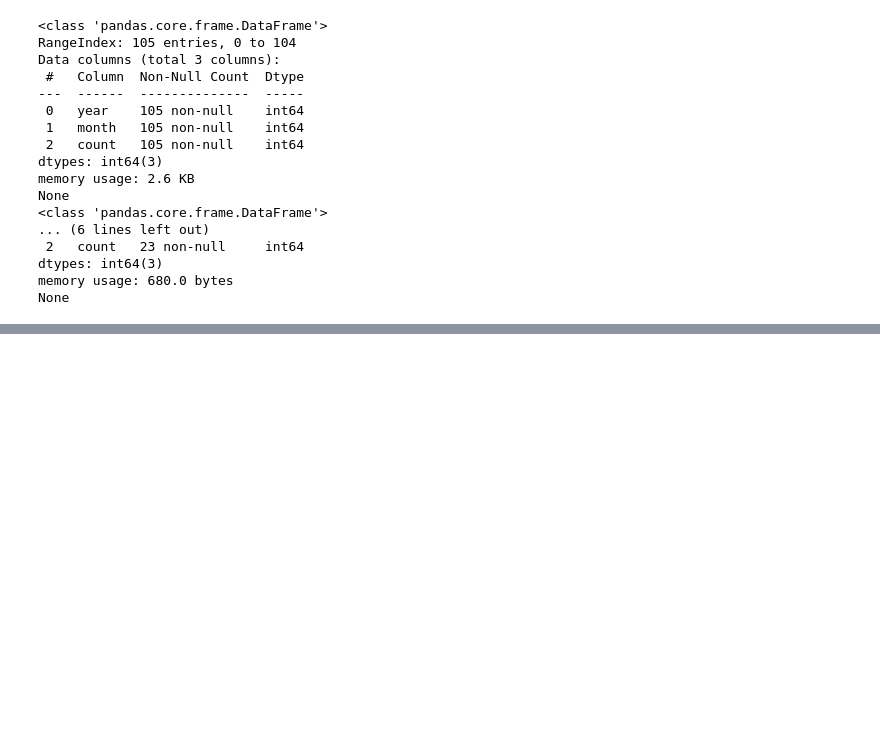
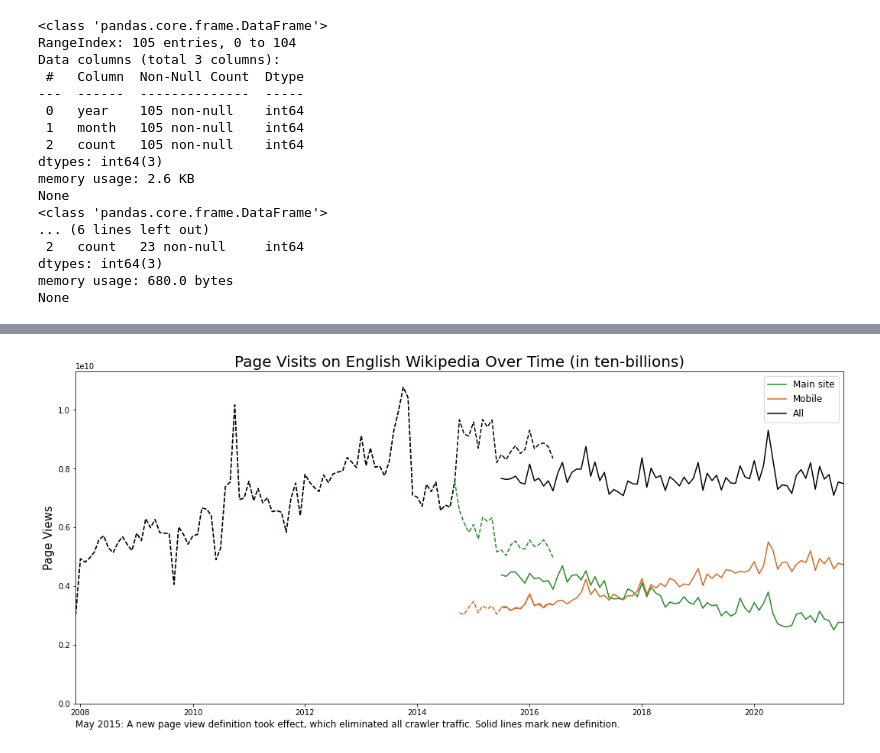
Before and after one commit to anushnap/data-512-a1, a Jupyter notebook: src/A1 - Data Curation.ipynb, the cells around one changed output, grey strips where cells are left out. Cells and saved outputs as stored; diff of their text form; code cells hidden in the pictures; blank space fills up the shorter version.

```diff
--- a/src/A1 - Data Curation.ipynb
+++ b/src/A1 - Data Curation.ipynb
@@ -232,18 +254,21 @@ plt.legend()
 # %%
-# Last date in the series has a major drop off in views
-max_date = max(df.loc[pd.notnull(df['pagecounts_all_views'])]['date'])
-df.loc[df['date'] == max_date, ['pagecounts_all_views', 'pagecounts_desktop_views', 'pagecounts_mobile_views']] = np.nan
+# Create the plot
+plt.figure(figsize = (18, 8))
+plt.plot(df['date'], df['pagecounts_desktop_views'], linestyle = '--', c = 'forestgreen')
+plt.plot(df['date'], df['pageviews_desktop_views'], label = 'Main site', linestyle = '-', c = 'forestgreen')
+plt.plot(df['date'], df['pagecounts_mobile_views'], linestyle = '--', c = 'chocolate')
+plt.plot(df['date'], df['pageviews_mobile_views'], label = 'Mobile', linestyle = '-', c = 'chocolate')
+plt.plot(df['date'], df['pagecounts_all_views'], linestyle = '--', c = 'black')
+plt.plot(df['date'], df['pageviews_all_views'], label = 'All', linestyle = '-', c = 'black')
+plt.xlim(min(df['date']), max(df['date']))
+plt.ylim(0, (np.max(df['pagecounts_all_views']) * 1.05))
+plt.xlabel('May 2015: A new page view definition took effect, which eliminated all crawler traffic. Solid lines mark new definition.',
+           fontsize = 12, loc = 'left')
+plt.ylabel('Page Views', fontsize = 15)
+plt.title('Page Visits on English Wikipedia Over Time (in ten-billions)', fontsize = 20)
+plt.legend(fontsize = 12)
 
-plt.figure(figsize = (25, 10))
-plt.plot(df['date'], df['pagecounts_all_views'], label = 'All - Legacy', linestyle = '--', c = 'black')
-plt.plot(df['date'], df['pageviews_all_views'], label = 'All', linestyle = '-', c = 'black')
-plt.plot(df['date'], df['pagecounts_desktop_views'], label = 'Main site - Legacy', linestyle = '--', c = 'forestgreen')
-plt.plot(df['date'], df['pageviews_desktop_views'], label = 'Main site', linestyle = '-', c = 'forestgreen')
-plt.plot(df['date'], df['pagecounts_mobile_views'], label = 'Mobile - Legacy', linestyle = '--', c = 'cornflowerblue')
-plt.plot(df['date'], df['pageviews_mobile_views'], label = 'Mobile', linestyle = '-', c = 'cornflowerblue')
-plt.xlim(min(df['date']), max(df['date']))
-plt.ylim(0, np.max(df['pagecounts_all_views']) + 1000000)
-plt.xlabel('Date', fontsize = 12)
-plt.ylabel('Page Views', fontsize = 12)
-plt.title('Page Visits on English Wikipedia Over Time', fontsize = 16)
-plt.legend()
+# Save the graph into the results folder assuming we are running from the src folder
+plt.savefig('../results/wikipedia_page_vists_2008-2021')
+# %% [output]
+[figure, added]
```
Also changed, not shown: parts of 10 cells of this notebook, 7 other files.
